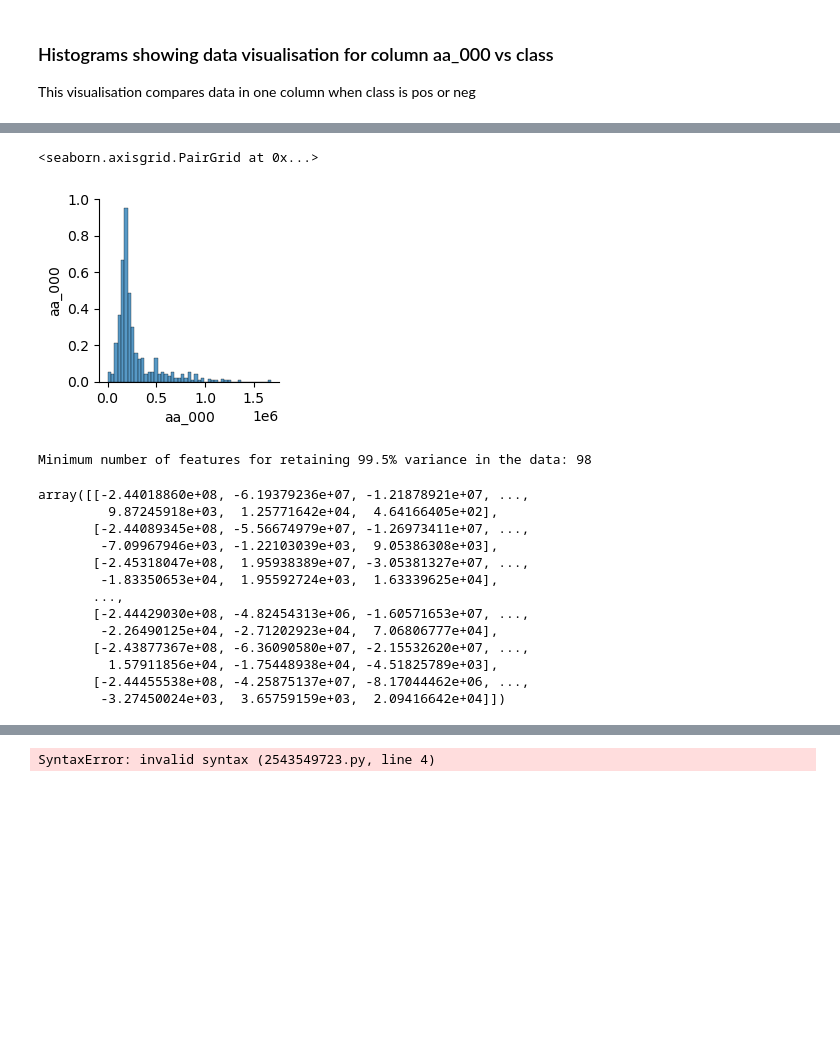
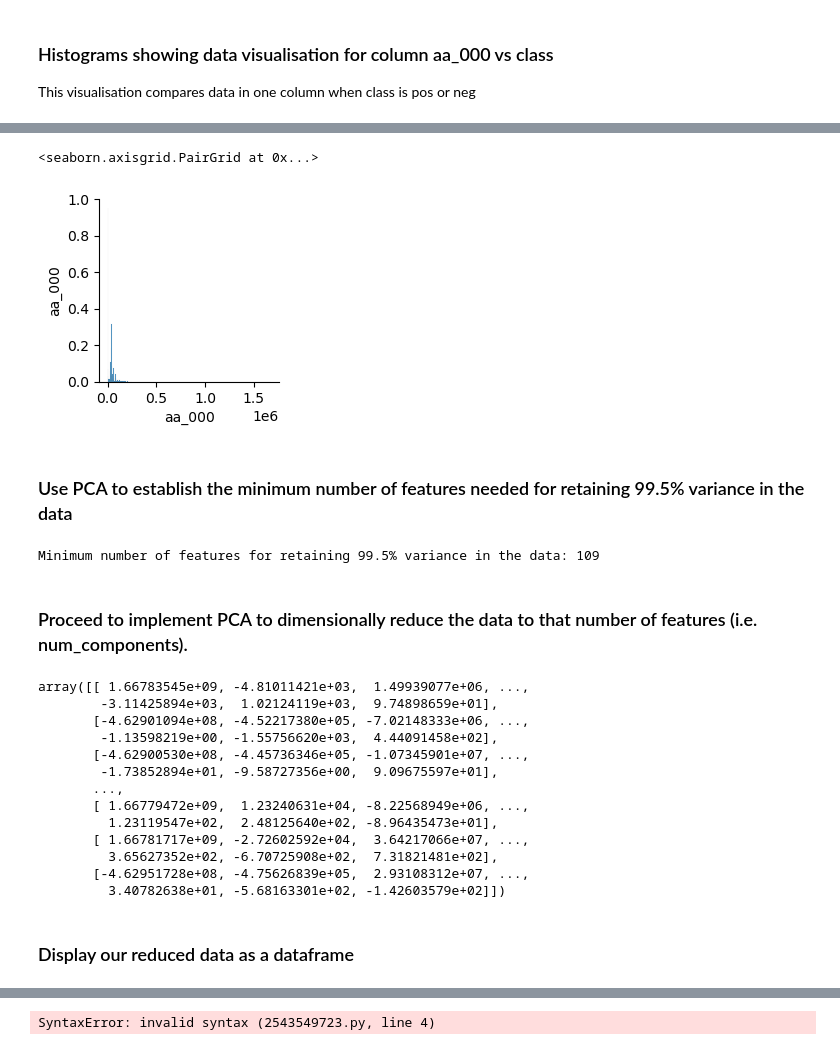
Before and after one commit to ashammar1/Data-PrepHDip, a Jupyter notebook: AlaaShammary_DPrepHDip_CA1.ipynb, the cells around one changed output, grey strips where cells are left out. Cells and saved outputs as stored; diff of their text form; code cells hidden in the pictures; blank space fills up the shorter version.

```diff
--- a/AlaaShammary_DPrepHDip_CA1.ipynb
+++ b/AlaaShammary_DPrepHDip_CA1.ipynb
@@ -193,0 +167,3 @@ memory usage: 794.2+ KB
+# %%
+aps_df_cleaned = aps_df.dropna(axis=0)
+aps_df_cleaned
@@ -211,3 +201,3 @@ Length: 60000, dtype: bool>
 # %%
 #using PCA for dimensionally reduction
-x = apsfailureset_df.drop(columns=['class']) #class is the target variable
+aps_df_cleaned_no_class = aps_df_cleaned.drop(columns=['class']) #class is the target variable
@@ -308,20 +298,21 @@ plt.show()
 # %%
 %matplotlib inline
 import seaborn as sns
-sns.pairplot(apsfailureset_df_cleaned)
+sns.pairplot(aps_df_cleaned_no_class)
 # %% [output]
 <seaborn.axisgrid.PairGrid at 0x...>
-[figure, old version]
+[figure, new version]
+# %% [markdown]
+### Use PCA to establish the minimum number of features needed for retaining 99.5% variance in the data
 # %%
 import numpy as np
 from sklearn.decomposition import PCA
 from sklearn.preprocessing import StandardScaler
 
-# drop class column to retain only numerical values
-df_without_class = apsfailureset_df_cleaned.drop(columns=['class'])
+# Having already dropped class column (non-numerical values in column) to retain only numerical values
 
 scaler = StandardScaler()
-df_without_class_scaled = scaler.fit_transform(df_without_class)
+df_without_class_scaled = scaler.fit_transform(aps_df_cleaned_no_class)
 
 # Create a PCA object and specify the desired explained variance ratio
 pca = PCA(n_components=0.995)  # Retain 99.5% of variance
@@ -330,11 +321,13 @@ pca = PCA(n_components=0.995)  # Retain 99.5% of variance
 df_pca = pca.fit_transform(df_without_class_scaled)
 
 # Get the number of components that retain 99.5% variance
-num_components = df_pca.n_components_
+num_components = pca.n_components_
 
 print("Minimum number of features for retaining 99.5% variance in the data:", num_components)
 # %% [output]
-Minimum number of features for retaining 99.5% variance in the data: 98
+Minimum number of features for retaining 99.5% variance in the data: 109
+# %% [markdown]
+### Proceed to implement PCA to dimensionally reduce the data to that number of features (i.e. num_components).
 # %%
 from sklearn.decomposition import PCA
 
@@ -342,23 +335,25 @@ from sklearn.decomposition import PCA
 pca = PCA(n_components=num_components)
 
 # Fit PCA on your data
-pca.fit(df_without_class)
+pca.fit(aps_df_cleaned_no_class)
 
 # Transform your data to reduce dimensions
-X_reduced = pca.transform(df_without_class)
+aps_df_reduced = pca.transform(aps_df_cleaned_no_class)
 
-X_reduced
+aps_df_reduced
 # %% [output]
-array([[-2.44018860e+08, -6.19379236e+07, -1.21878921e+07, ...,
-         9.87245918e+03,  1.25771642e+04,  4.64166405e+02],
-       [-2.44089345e+08, -5.56674979e+07, -1.26973411e+07, ...,
-        -7.09967946e+03, -1.22103039e+03,  9.05386308e+03],
-       [-2.45318047e+08,  1.95938389e+07, -3.05381327e+07, ...,
-        -1.83350653e+04,  1.95592724e+03,  1.63339625e+04],
+array([[ 1.66783545e+09, -4.81011421e+03,  1.49939077e+06, ...,
+        -3.11425894e+03,  1.02124119e+03,  9.74898659e+01],
+       [-4.62901094e+08, -4.52217380e+05, -7.02148333e+06, ...,
+        -1.13598219e+00, -1.55756620e+03,  4.44091458e+02],
+       [-4.62900530e+08, -4.45736346e+05, -1.07345901e+07, ...,
+        -1.73852894e+01, -9.58727356e+00,  9.09675597e+01],
        ...,
-       [-2.44429030e+08, -4.82454313e+06, -1.60571653e+07, ...,
-        -2.26490125e+04, -2.71202923e+04,  7.06806777e+04],
-       [-2.43877367e+08, -6.36090580e+07, -2.15532620e+07, ...,
-         1.57911856e+04, -1.75448938e+04, -4.51825789e+03],
-       [-2.44455538e+08, -4.25875137e+07, -8.17044462e+06, ...,
-        -3.27450024e+03,  3.65759159e+03,  2.09416642e+04]])
+       [ 1.66779472e+09,  1.23240631e+04, -8.22568949e+06, ...,
+         1.23119547e+02,  2.48125640e+02, -8.96435473e+01],
+       [ 1.66781717e+09, -2.72602592e+04,  3.64217066e+07, ...,
+         3.65627352e+02, -6.70725908e+02,  7.31821481e+02],
+       [-4.62951728e+08, -4.75626839e+05,  2.93108312e+07, ...,
+         3.40782638e+01, -5.68163301e+02, -1.42603579e+02]])
+# %% [markdown]
+### Display our reduced data as a dataframe
```
Also changed, not shown: parts of 12 cells of this notebook.
